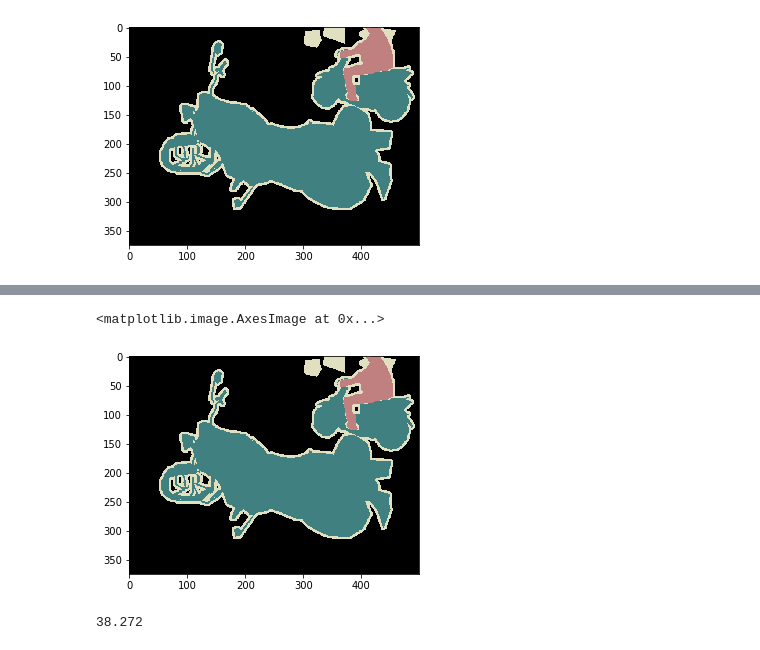
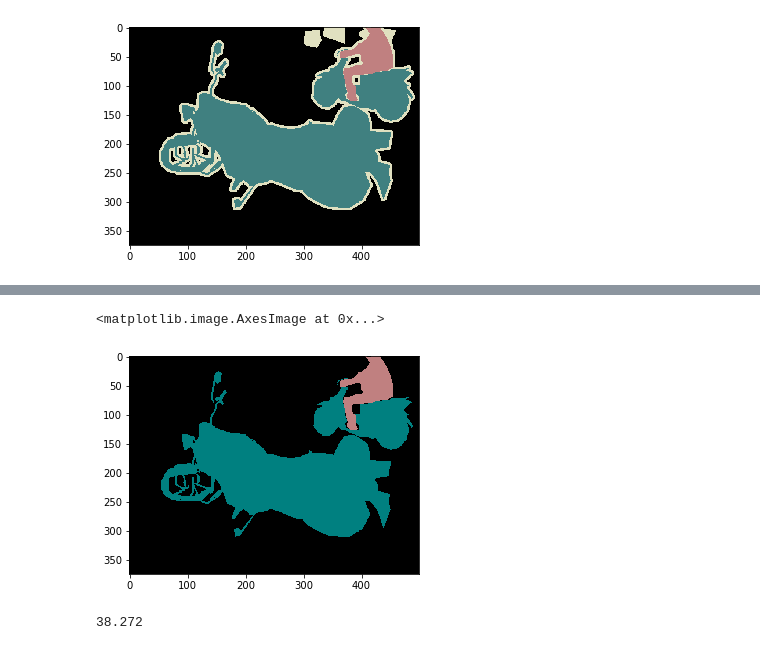
Before and after one commit to HugPhat/VisionModel, a Jupyter notebook: Dataset/Segmentation/test_seg_label.ipynb, the cells around one changed output, grey strips where cells are left out. Cells and saved outputs as stored; diff of their text form; code cells hidden in the pictures.

```diff
--- a/Dataset/Segmentation/test_seg_label.ipynb
+++ b/Dataset/Segmentation/test_seg_label.ipynb
@@ -31,7 +31,8 @@ cmap = {
         255: (255, 255, 255)    # void
     }
 # %%
-SegPath = r"E:\ProgrammingSkills\python\DEEP_LEARNING\DATASETS\PASCALVOC\VOCdevkit\VOC2012\SegmentationClass"
+#SegPath = r"E:\ProgrammingSkills\python\DEEP_LEARNING\DATASETS\PASCALVOC\VOCdevkit\VOC2012\SegmentationClass"
+SegPath = r"D:\Code\Dataset\PASCAL-VOOC\VOCtrainval_11-May-2012\VOCdevkit\VOC2012\SegmentationClass"
 SegItems = [os.path.join(SegPath, each) for each in os.listdir(SegPath)]
 # %%
 it = 22
@@ -45,2 +47,6 @@ im = cv2.cvtColor(im, cv2.COLOR_BGR2RGB)
 #im = cv2.cvtColor(im, cv2.COLOR_BGR2GRAY)
 #im[im == np.max(im)] = 0
+# %%
+im = Image.open(SegItems[it]).convert('RGB')
+nim = np.array(im)
+nim.shape
@@ -57,8 +118,8 @@ np.where( im == 0)
 # %%
-plt.imshow(im)
+plt.imshow(nim)
 # %% [output]
 <matplotlib.image.AxesImage at 0x...>
-[figure, old version]
+[figure, new version]
 # %%
 gnim[gnim == np.max(gnim)] = 0
 # %%
```
Also changed, not shown: parts of 8 cells of this notebook, 1 other file.
